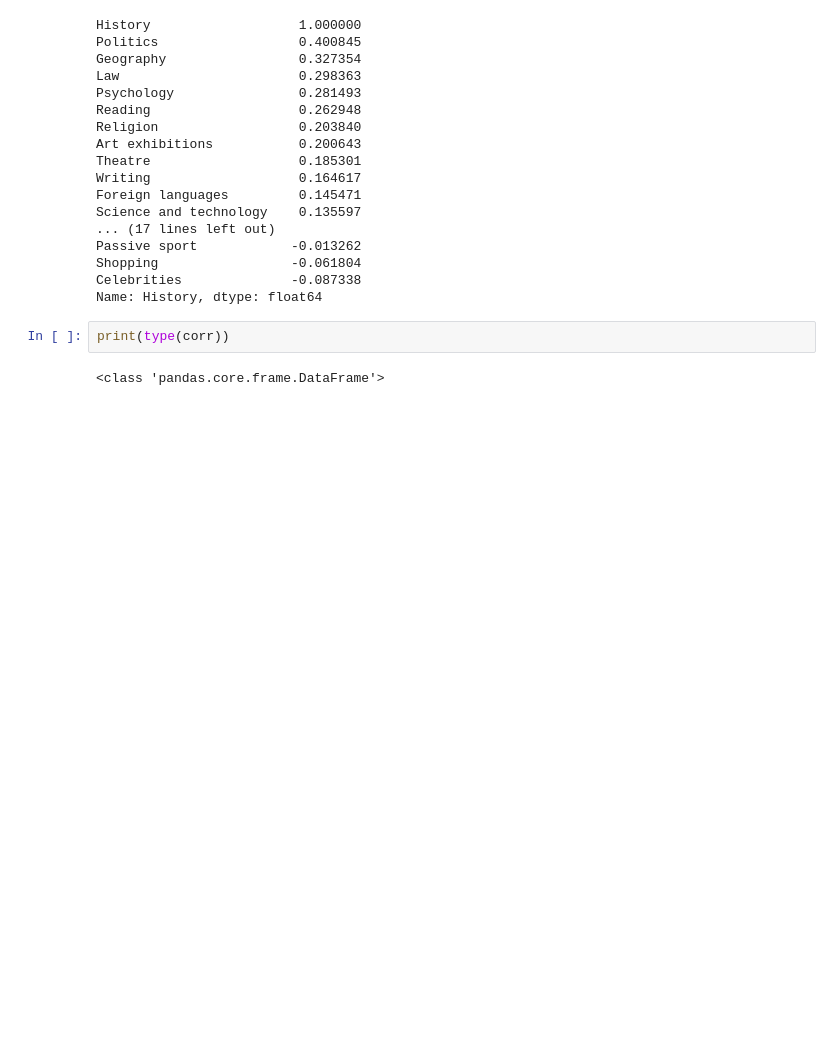
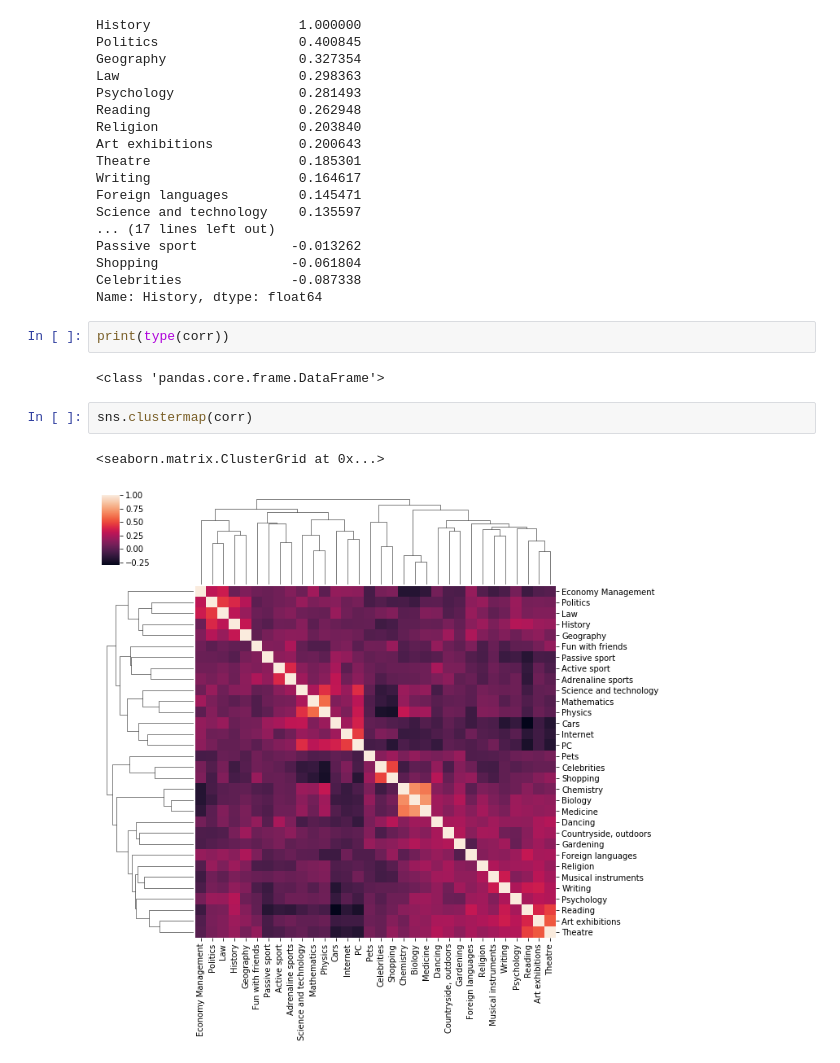
Before and after one commit to jaisuk/study, a Jupyter notebook: laboratory/data/eda.ipynb, the cells around one changed output. Cells and saved outputs as stored; diff of their text form; blank space fills up the shorter version.

```diff
--- a/laboratory/data/eda.ipynb
+++ b/laboratory/data/eda.ipynb
@@ -179,3 +179,8 @@ Name: History, dtype: float64
 print(type(corr))
 # %% [output]
 <class 'pandas.core.frame.DataFrame'>
+# %%
+sns.clustermap(corr)
+# %% [output]
+<seaborn.matrix.ClusterGrid at 0x...>
+[figure, added]
```
Also changed, not shown: parts of 18 cells of this notebook.
